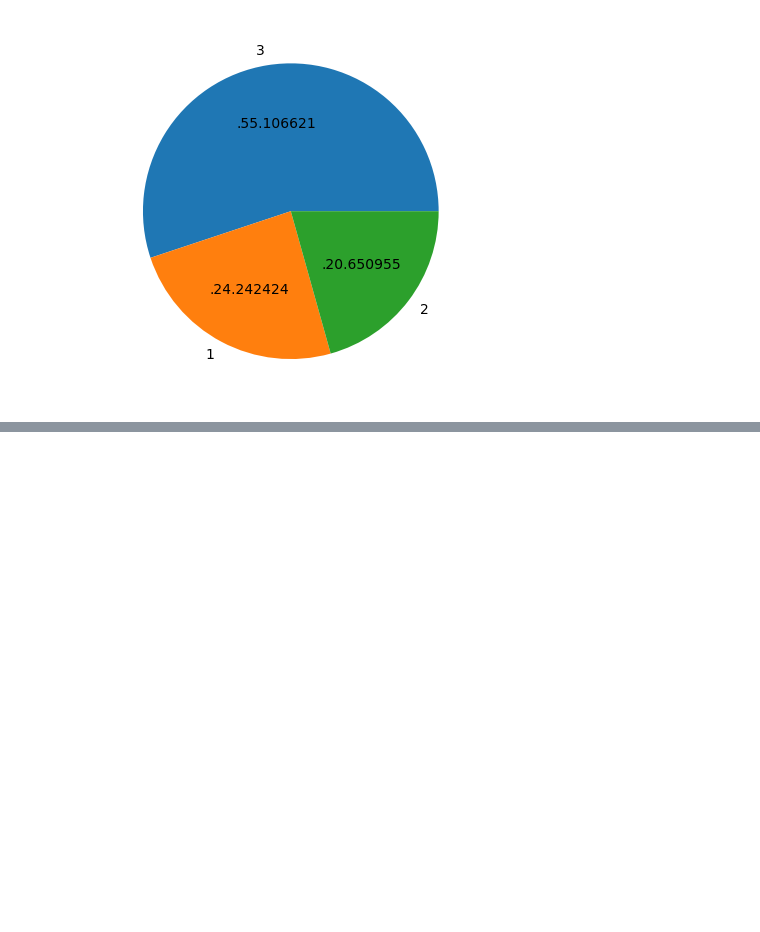
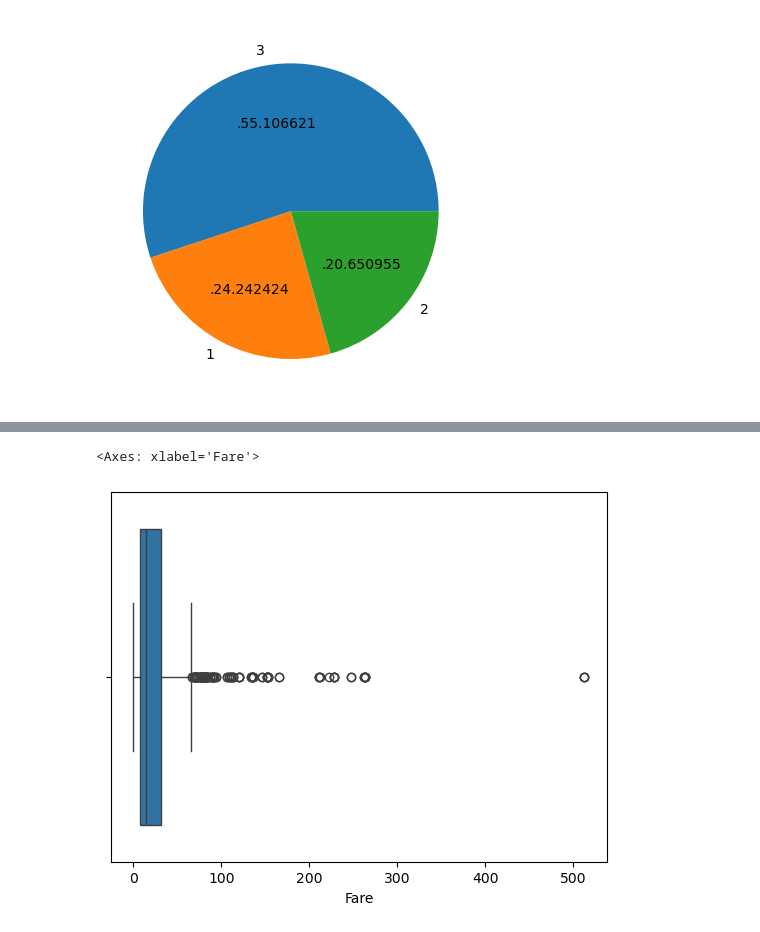
Before and after one commit to jhalucky/Machine-Learning-Things, a Jupyter notebook: EDA/univariate.ipynb, the cells around one changed output, grey strips where cells are left out. Cells and saved outputs as stored; diff of their text form; code cells hidden in the pictures; blank space fills up the shorter version.

```diff
--- a/EDA/univariate.ipynb
+++ b/EDA/univariate.ipynb
@@ -53,0 +82,6 @@ df['Pclass'].value_counts().plot(kind='pie',autopct='.%2f')
+# %%
+sns.boxplot(data=df,x='Fare')
+# sns.boxplot(df['Fare'])
+# %% [output]
+<Axes: xlabel='Fare'>
+[figure, added]
```
Also changed, not shown: parts of 10 cells of this notebook.
